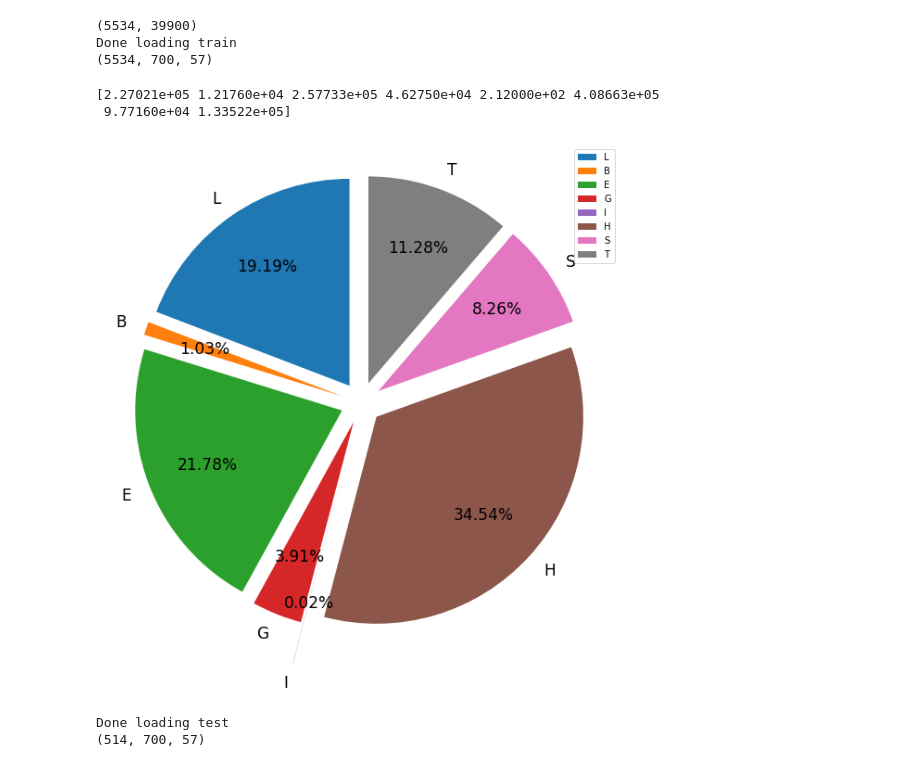
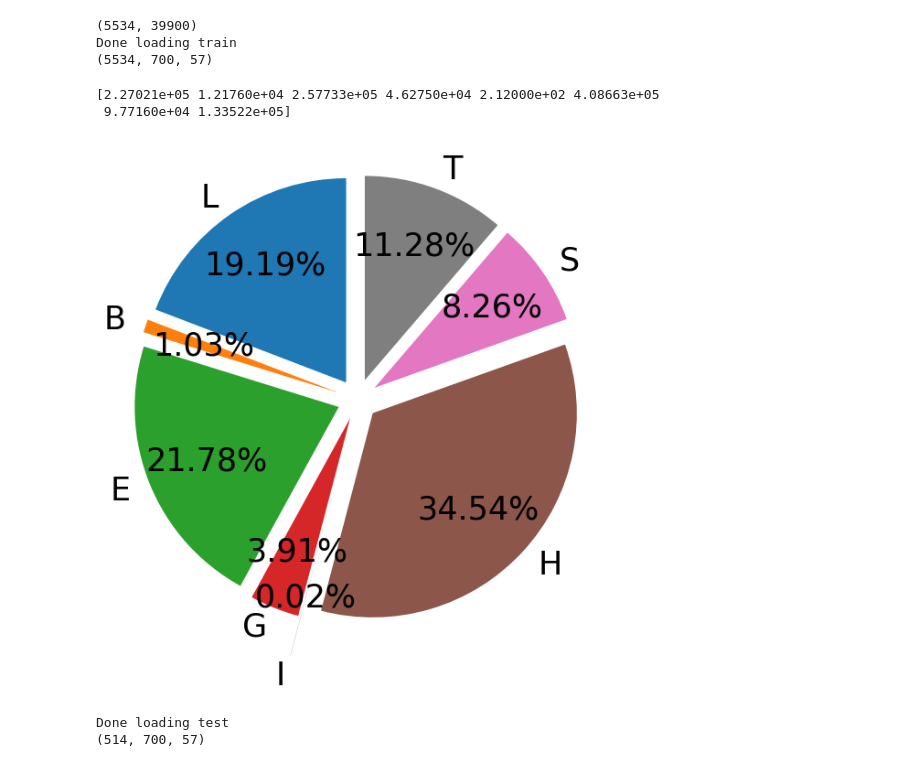
Before and after one commit to Ieremie/Protein-Secondary-Structure-Prediction, a Jupyter notebook: dataset.ipynb, the cells around one changed output. Cells and saved outputs as stored; diff of their text form; code cells hidden in the pictures.

```diff
--- a/dataset.ipynb
+++ b/dataset.ipynb
@@ -44,30 +44,30 @@ Done loading train
 # %%
 import matplotlib.pyplot as plt
 
 
 sizes = np.zeros(8)
 for i in range(X_train.shape[0]):
     for j in range(X_train.shape[1]):
         if X_train[i,j,22:30].sum() != 0:
             index = X_train[i,j,22:30].argmax()
             sizes[index] += 1
 print(sizes)
 # Pie chart, where the slices will be ordered and plotted counter-clockwise:
 labels = 'L', 'B', 'E', 'G', 'I', 'H', 'S', 'T'
 explode = (0.1, 0.1, 0.1, 0.1, 0.3,0.1, 0.1, 0.1)  # only "explode" the 2nd slice (i.e. 'Hogs')
 
 fig1, ax1 = plt.subplots()
 fig1.set_size_inches(10,15)
-ax1.pie(sizes, explode=explode, labels=labels, autopct='%1.2f%%', startangle=90, pctdistance  = 0.7, textprops={'fontsize': 17})
+ax1.pie(sizes, explode=explode, labels=labels, autopct='%1.2f%%', startangle=90, pctdistance  = 0.7, textprops={'fontsize': 35})
 
-plt.legend()
+#plt.legend()
 plt.savefig("train-pie", bbox_inches = 'tight',
     pad_inches = 0)
 plt.show()
 # %% [output]
 [2.27021e+05 1.21760e+04 2.57733e+05 4.62750e+04 2.12000e+02 4.08663e+05
  9.77160e+04 1.33522e+05]
-[figure, old version]
+[figure, new version]
 # %%
 def get_test(path=TEST_PATH):
 
```
Also changed, not shown: 29 other files.
